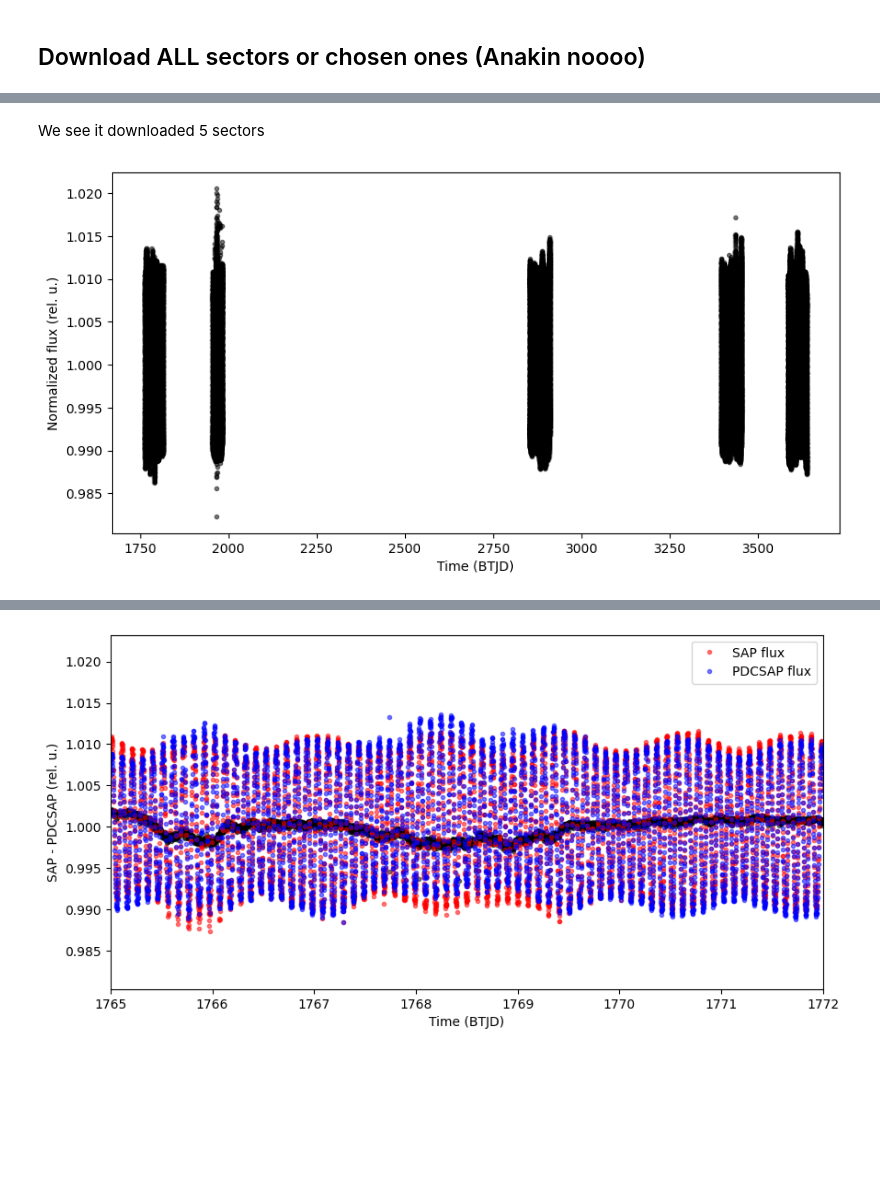
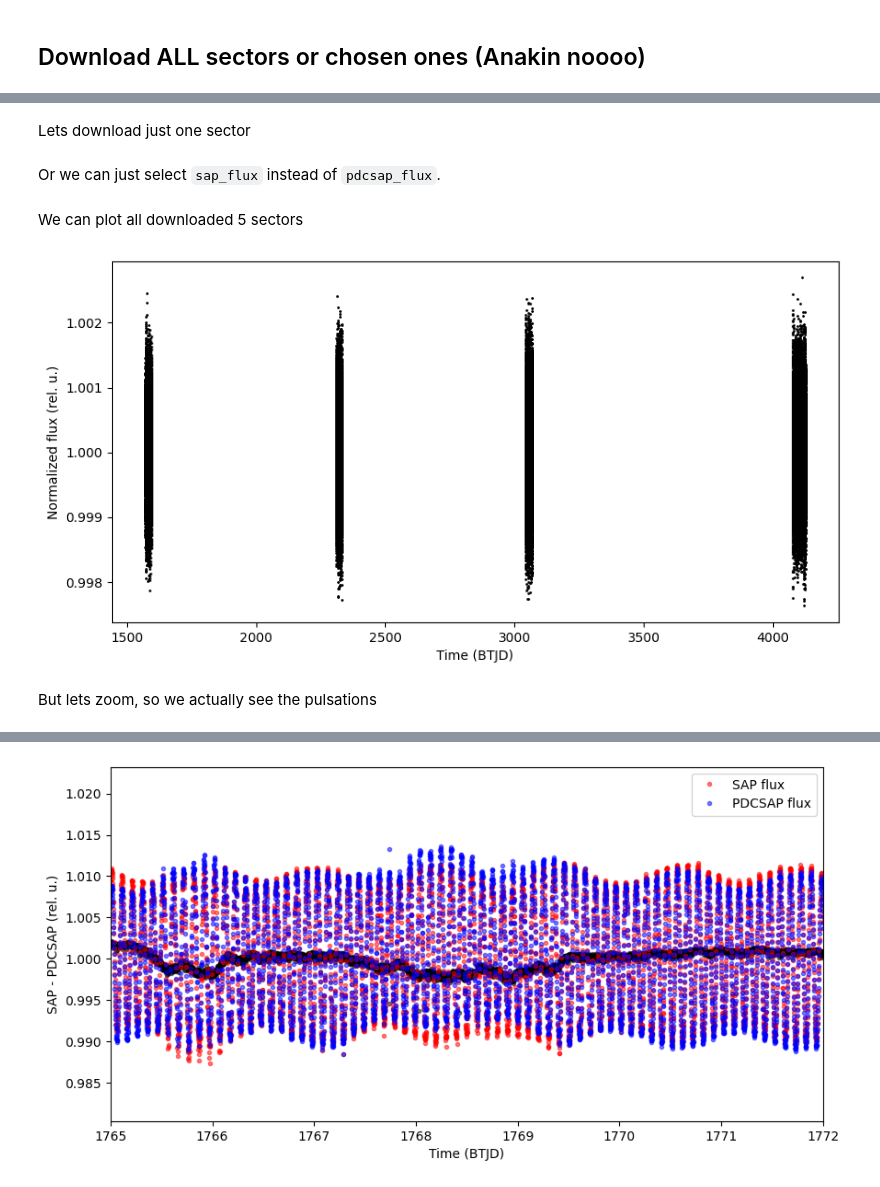
Before and after one commit to MichalZummer/DFP, a Jupyter notebook: download.ipynb, the cells around one changed output, grey strips where cells are left out. Cells and saved outputs as stored; diff of their text form; code cells hidden in the pictures; blank space fills up the shorter version.

```diff
--- a/download.ipynb
+++ b/download.ipynb
@@ -19,3 +12,5 @@ Finished
+# %% [markdown]
+Lets download just one sector
 # %%
 import download
 
@@ -25,2 +20,4 @@ SECTOR = 42
 
 download.download(INPUT, OUTDIR, SECTOR)
+# %% [markdown]
+Or we can just select `sap_flux` instead of `pdcsap_flux`.
@@ -27,18 +33,20 @@ download.download(INPUT, OUTDIR, SECTOR)
 # %% [markdown]
-We see it downloaded 5 sectors
+We can plot all downloaded 5 sectors
 # %%
 import numpy as np
 import matplotlib.pyplot as plt
 
-time, flux, flux_err = np.loadtxt('lightcurves/TIC396298498_SPOC.txt', unpack=True)
+time, flux, flux_err = np.loadtxt('lightcurves/TIC144219989_SPOC_PDCSAP.txt', unpack=True)
 
 plt.subplots(figsize=(10, 5))
-plt.plot(time, flux, marker='.', linestyle='none', color='black', alpha=0.5)
+plt.plot(time, flux, marker='.', linestyle='none', color='black', markersize=2)
 plt.xlabel('Time (BTJD)')
 plt.ylabel('Normalized flux (rel. u.)')
 plt.show()
 # %% [output]
-[figure, old version]
+[figure, new version]
+# %% [markdown]
+But lets zoom, so we actually see the pulsations
 # %%
 import numpy as np
 import matplotlib.pyplot as plt
```
Also changed, not shown: parts of 23 cells of this notebook.
